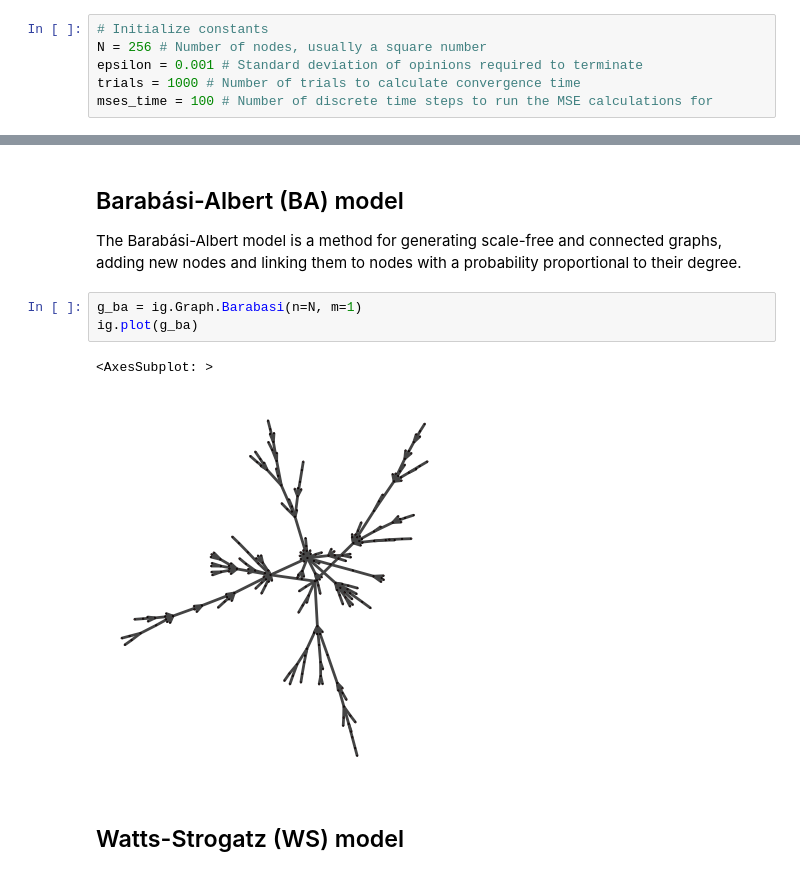
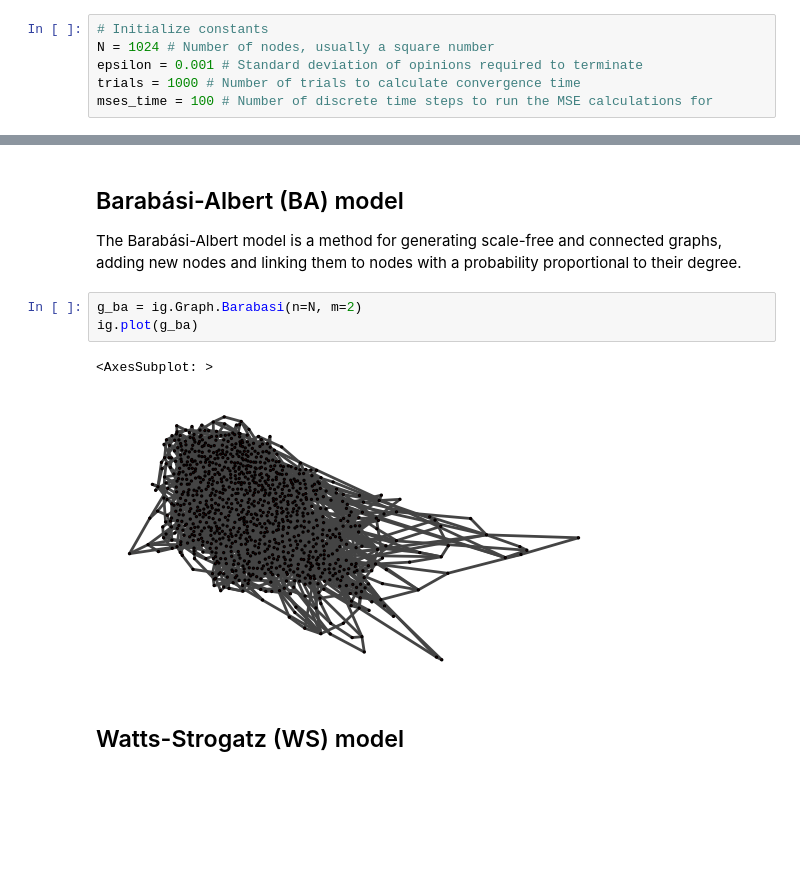
Before and after one commit to b-cho/graph-consensus, a Jupyter notebook: main.ipynb, the cells around one changed output, grey strips where cells are left out. Drawn from its saved outputs; the diff is of its cells as text; blank space fills up the shorter version.

Commit message:
Edit graphs

```diff
--- a/main.ipynb
+++ b/main.ipynb
@@ -9,6 +10,6 @@ import pandas as pd
 # %%
 # Initialize constants
-N = 256 # Number of nodes, usually a square number
+N = 1024 # Number of nodes, usually a square number
 epsilon = 0.001 # Standard deviation of opinions required to terminate
 trials = 1000 # Number of trials to calculate convergence time
 mses_time = 100 # Number of discrete time steps to run the MSE calculations for
@@ -75,11 +76,11 @@ ig.plot(g_tree)
 
 The Barabási-Albert model is a method for generating scale-free and connected graphs, adding new nodes and linking them to nodes with a probability proportional to their degree.
 # %%
-g_ba = ig.Graph.Barabasi(n=N, m=1)
+g_ba = ig.Graph.Barabasi(n=N, m=2)
 ig.plot(g_ba)
 # %% [output]
 <AxesSubplot: >
-[figure, old version]
+[figure, new version]
 # %% [markdown]
 ## Watts-Strogatz (WS) model
 # %%
```
Also changed, not shown: parts of 19 cells of this notebook.
